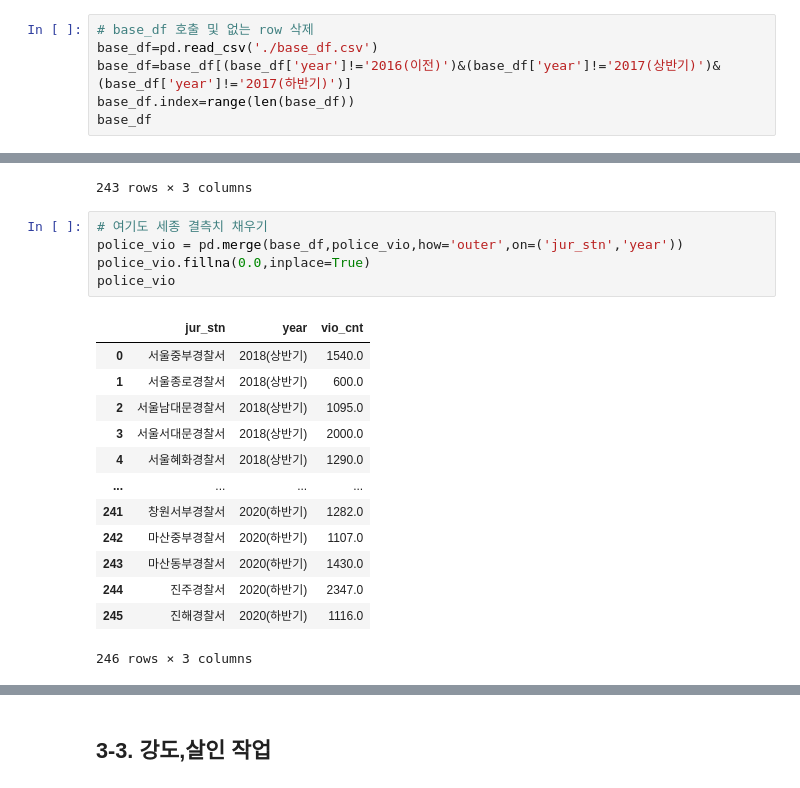
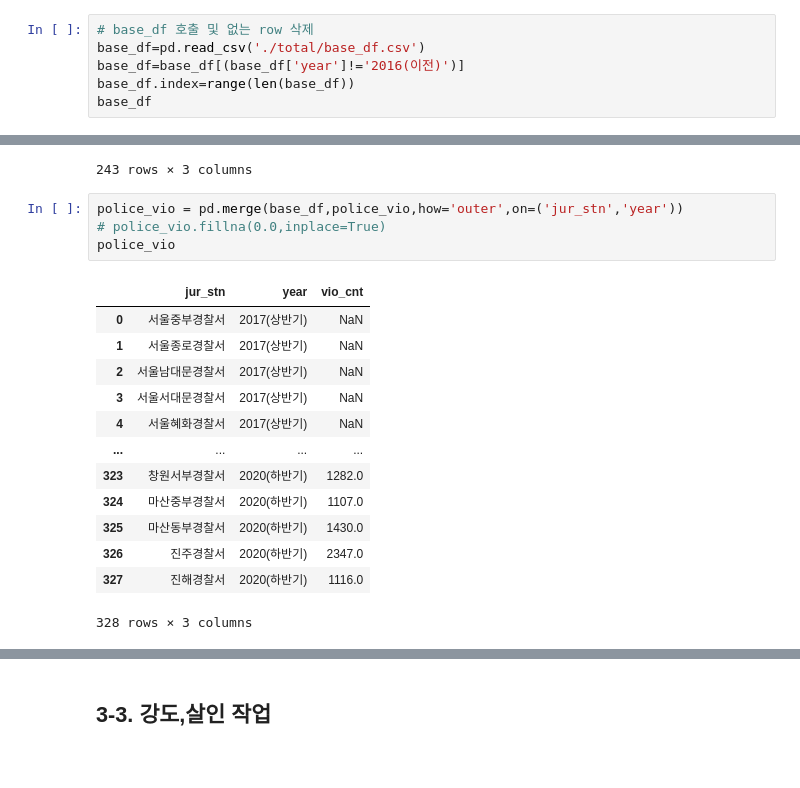
Before and after one commit to PpangPpang93/Main_project_police, a Jupyter notebook: processing_code/5번.112신고_전처리.ipynb, the cells around one changed output, grey strips where cells are left out. Cells and saved outputs as stored; diff of their text form.

```diff
--- a/processing_code/5번.112신고_전처리.ipynb
+++ b/processing_code/5번.112신고_전처리.ipynb
@@ -409,8 +366,8 @@ police_sx[police_sx['jur_stn']=='세종경찰서']
 | 200 | 세종경찰서 | 2019(상반기) | 11388 | 3862 | 6028 | 21278 |
 # %%
 # base_df 호출 및 없는 row 삭제
-base_df=pd.read_csv('./base_df.csv')
-base_df=base_df[(base_df['year']!='2016(이전)')&(base_df['year']!='2017(상반기)')&(base_df['year']!='2017(하반기)')]
+base_df=pd.read_csv('./total/base_df.csv')
+base_df=base_df[(base_df['year']!='2016(이전)')]
 base_df.index=range(len(base_df))
 base_df
 # %% [output]
@@ -529,21 +477,20 @@ See the caveats in the documentation: https://pandas.pydata.org/pandas-docs/stab
 | 242 | 창원중부경찰서 | 2020(하반기) | 1455 |
 243 rows × 3 columns
 # %%
-# 여기도 세종 결측치 채우기
 police_vio = pd.merge(base_df,police_vio,how='outer',on=('jur_stn','year'))
-police_vio.fillna(0.0,inplace=True)
+# police_vio.fillna(0.0,inplace=True)
 police_vio
 # %% [output]
 |  | jur_stn | year | vio_cnt |
-| 0 | 서울중부경찰서 | 2018(상반기) | 1540.0 |
-| 1 | 서울종로경찰서 | 2018(상반기) | 600.0 |
-| 2 | 서울남대문경찰서 | 2018(상반기) | 1095.0 |
-| 3 | 서울서대문경찰서 | 2018(상반기) | 2000.0 |
-| 4 | 서울혜화경찰서 | 2018(상반기) | 1290.0 |
+| 0 | 서울중부경찰서 | 2017(상반기) | NaN |
+| 1 | 서울종로경찰서 | 2017(상반기) | NaN |
+| 2 | 서울남대문경찰서 | 2017(상반기) | NaN |
+| 3 | 서울서대문경찰서 | 2017(상반기) | NaN |
+| 4 | 서울혜화경찰서 | 2017(상반기) | NaN |
 | ... | ... | ... | ... |
-| 241 | 창원서부경찰서 | 2020(하반기) | 1282.0 |
-| 242 | 마산중부경찰서 | 2020(하반기) | 1107.0 |
-| 243 | 마산동부경찰서 | 2020(하반기) | 1430.0 |
-| 244 | 진주경찰서 | 2020(하반기) | 2347.0 |
-| 245 | 진해경찰서 | 2020(하반기) | 1116.0 |
+| 323 | 창원서부경찰서 | 2020(하반기) | 1282.0 |
+| 324 | 마산중부경찰서 | 2020(하반기) | 1107.0 |
+| 325 | 마산동부경찰서 | 2020(하반기) | 1430.0 |
+| 326 | 진주경찰서 | 2020(하반기) | 2347.0 |
+| 327 | 진해경찰서 | 2020(하반기) | 1116.0 |
-246 rows × 3 columns
+328 rows × 3 columns
```
Also changed, not shown: parts of 39 cells of this notebook, 5 other files.
